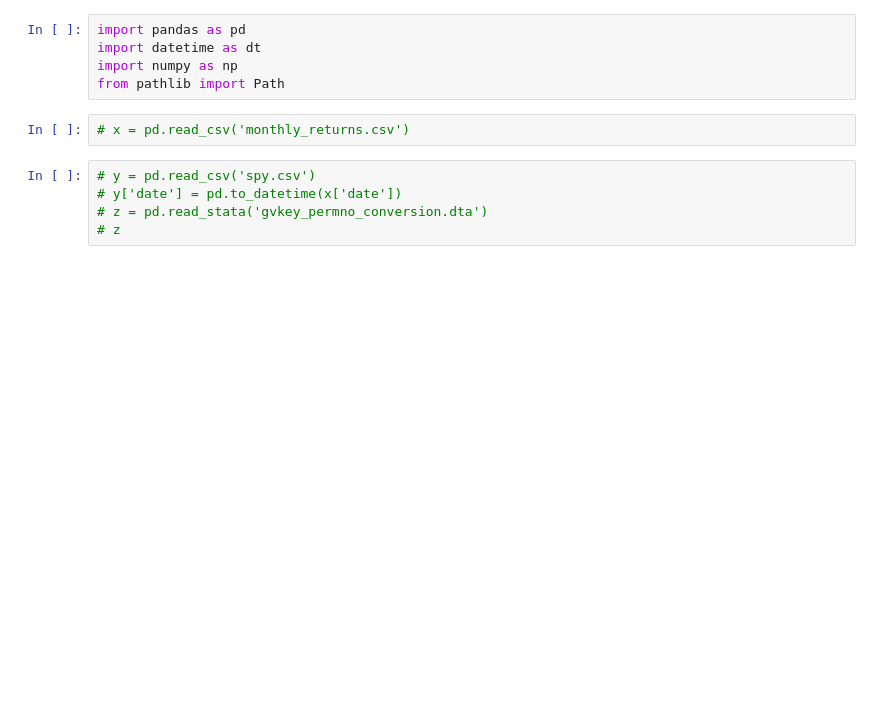
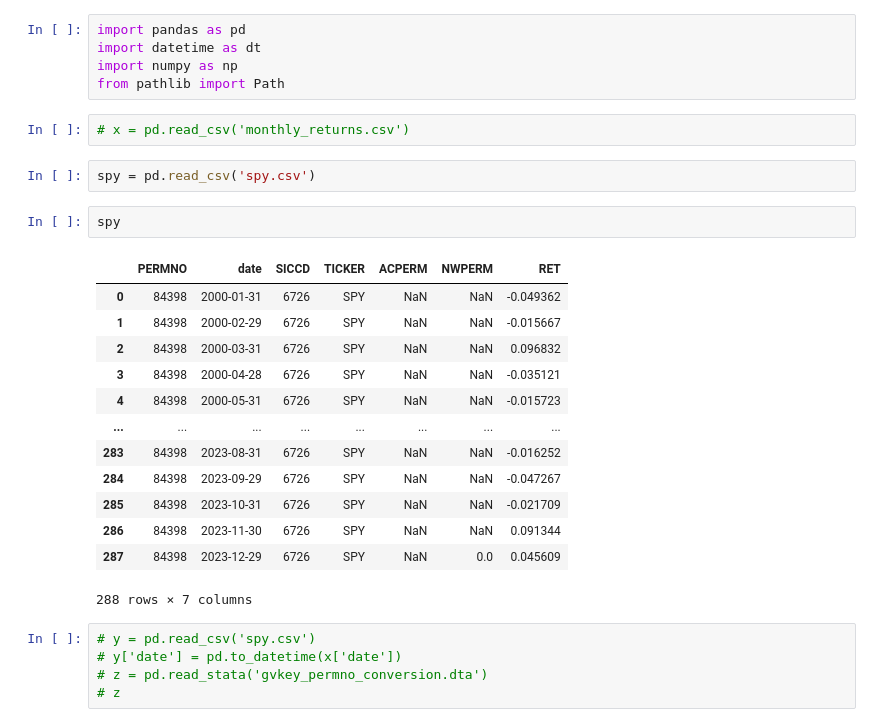
Before and after one commit to glyh0515/fin372.4_project, a Jupyter notebook: dr_data_processor.ipynb, the cells around one changed output. Cells and saved outputs as stored; diff of their text form; blank space fills up the shorter version.

```diff
--- a/dr_data_processor.ipynb
+++ b/dr_data_processor.ipynb
@@ -17,6 +17,24 @@ import numpy as np
 from pathlib import Path
 # %%
 # x = pd.read_csv('monthly_returns.csv')
+# %%
+spy = pd.read_csv('spy.csv')
+# %%
+spy
+# %% [output]
+|  | PERMNO | date | SICCD | TICKER | ACPERM | NWPERM | RET |
+| 0 | 84398 | 2000-01-31 | 6726 | SPY | NaN | NaN | -0.049362 |
+| 1 | 84398 | 2000-02-29 | 6726 | SPY | NaN | NaN | -0.015667 |
+| 2 | 84398 | 2000-03-31 | 6726 | SPY | NaN | NaN | 0.096832 |
+| 3 | 84398 | 2000-04-28 | 6726 | SPY | NaN | NaN | -0.035121 |
+| 4 | 84398 | 2000-05-31 | 6726 | SPY | NaN | NaN | -0.015723 |
+| ... | ... | ... | ... | ... | ... | ... | ... |
+| 283 | 84398 | 2023-08-31 | 6726 | SPY | NaN | NaN | -0.016252 |
+| 284 | 84398 | 2023-09-29 | 6726 | SPY | NaN | NaN | -0.047267 |
+| 285 | 84398 | 2023-10-31 | 6726 | SPY | NaN | NaN | -0.021709 |
+| 286 | 84398 | 2023-11-30 | 6726 | SPY | NaN | NaN | 0.091344 |
+| 287 | 84398 | 2023-12-29 | 6726 | SPY | NaN | 0.0 | 0.045609 |
+288 rows × 7 columns
 # %%
 # y = pd.read_csv('spy.csv')
 # y['date'] = pd.to_datetime(x['date'])
```
Also changed, not shown: parts of 8 cells of this notebook, 2 other files.
